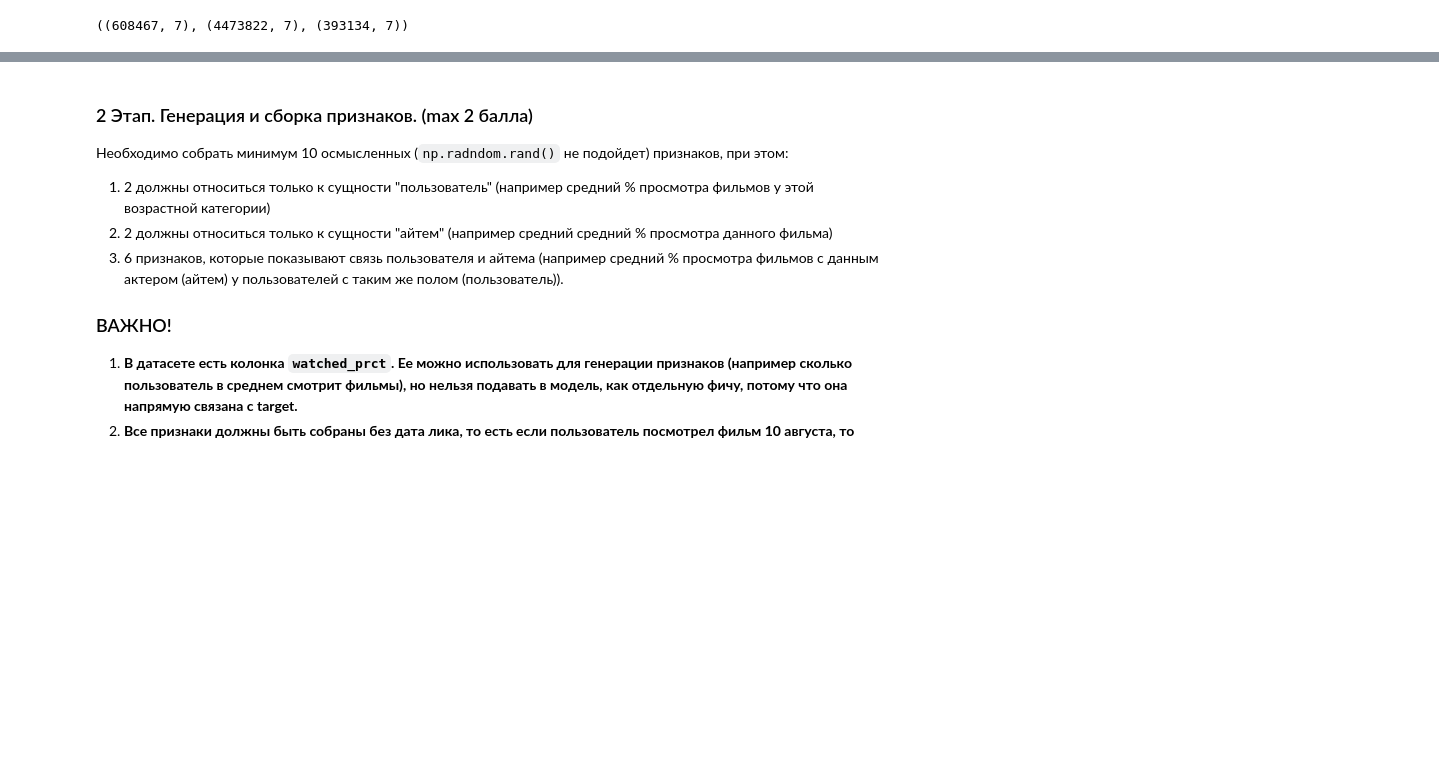
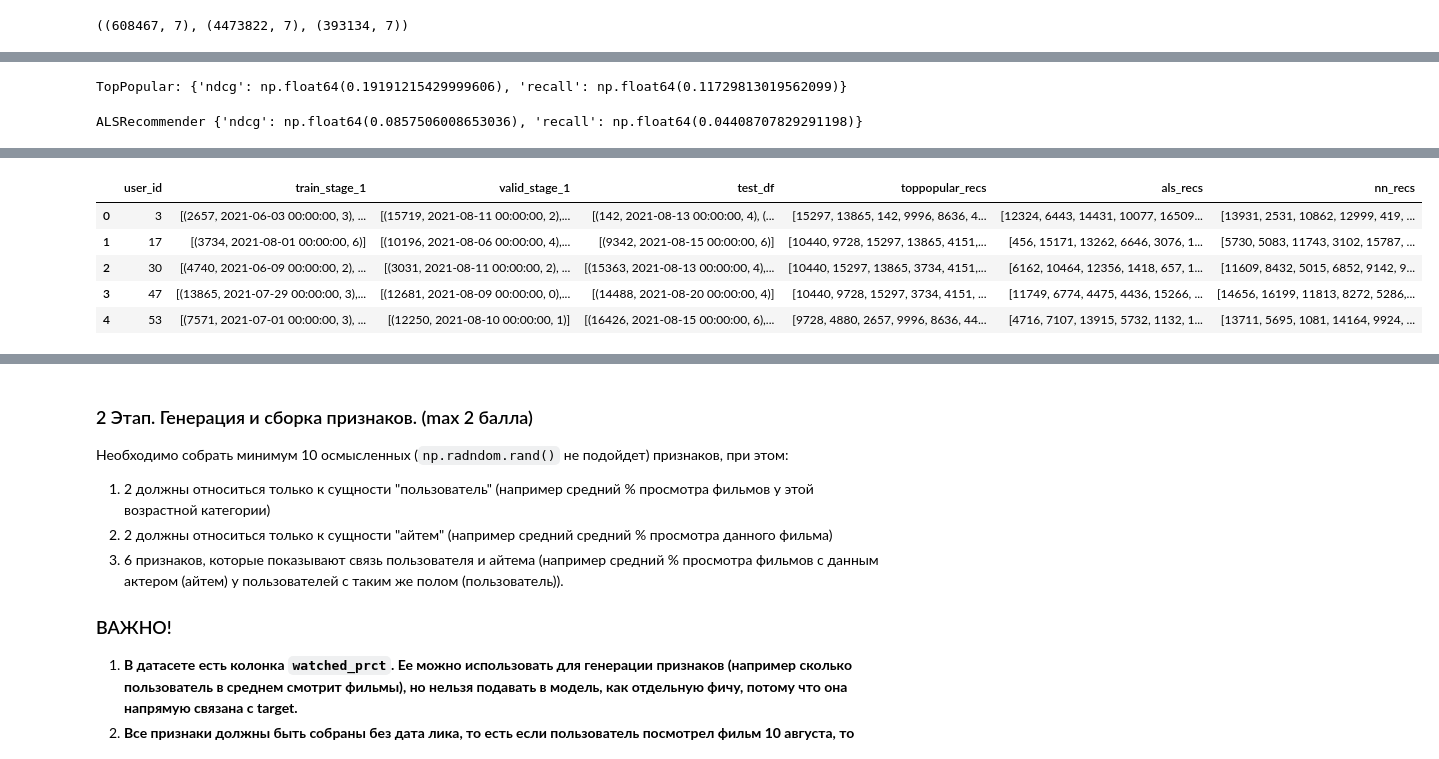
Before and after one commit to TaniaZharova2205/HSE, a Jupyter notebook: Recsis_1(3-4)/DZ3/HSE_RecSys_HW3.ipynb, the cells around one changed output, grey strips where cells are left out. Saved outputs shown, nothing was run; the diff lists cells and outputs as text; code cells hidden in the pictures; blank space fills up the shorter version.

```diff
--- a/Recsis_1(3-4)/DZ3/HSE_RecSys_HW3.ipynb
+++ b/Recsis_1(3-4)/DZ3/HSE_RecSys_HW3.ipynb
@@ -380,0 +132,24 @@ Mean Diversity: 0.928
+# %%
+train_grouped = train_stage_1.groupby('user_id').apply(
+    lambda x: [(t1, t2, t3) for t1, t2, t3 in sorted(zip(x.item_id,
+                                                 x.last_watch_dt,
+                                                 x.weekday), key=lambda x: x[1])]
+).reset_index()
+train_grouped.rename({0:'train_stage_1'}, axis=1, inplace=True)
+
+valid_grouped = valid_stage_1.groupby('user_id').apply(
+    lambda x: [(t1, t2, t3) for t1, t2, t3 in sorted(zip(x.item_id,
+                                                         x.last_watch_dt,
+                                                         x.weekday), key=lambda x: x[1])]
+).reset_index()
+valid_grouped.rename({0:'valid_stage_1'}, axis=1, inplace=True)
+
+test_grouped = test_df.groupby('user_id').apply(
+    lambda x: [(t1, t2, t3) for t1, t2, t3 in sorted(zip(x.item_id,
+                                                         x.last_watch_dt,
+                                                         x.weekday), key=lambda x: x[1])]
+).reset_index()
+test_grouped.rename({0:'test_df'}, axis=1, inplace=True)
+
+joined = train_grouped.merge(valid_grouped).merge(test_grouped)
+joined.head()
@@ -380,0 +424,20 @@ Mean Diversity: 0.928
+# %%
+toppop = TopPopular()
+toppop.fit(joined)
+joined['toppopular_recs'] = toppop.predict(joined)
+print("TopPopular:", evaluate_recommender(joined, model_preds='toppopular_recs'))
+
+als = ALSRecommender()
+als.fit(joined)
+joined['als_recs'] = als.predict(joined)
+print("ALSRecommender", evaluate_recommender(joined, model_preds='als_recs'))
+
+nn_ = NNRecommenderWrapper()
+nn_.fit(joined)
+joined['nn_recs'] = nn_.predict(joined)
+print("NNRecommenderWrapper", evaluate_recommender(joined, model_preds='nn_recs'))
+
+joined.head()
+# %% [output]
+TopPopular: {'ndcg': np.float64(0.19191215429999606), 'recall': np.float64(0.11729813019562099)}
+ALSRecommender {'ndcg': np.float64(0.0857506008653036), 'recall': np.float64(0.04408707829291198)}
@@ -380,0 +448,6 @@ Mean Diversity: 0.928
+|  | user_id | train_stage_1 | valid_stage_1 | test_df | toppopular_recs | als_recs | nn_recs |
+| 0 | 3 | [(2657, 2021-06-03 00:00:00, 3), ... | [(15719, 2021-08-11 00:00:00, 2),... | [(142, 2021-08-13 00:00:00, 4), (... | [15297, 13865, 142, 9996, 8636, 4... | [12324, 6443, 14431, 10077, 16509... | [13931, 2531, 10862, 12999, 419, ... |
+| 1 | 17 | [(3734, 2021-08-01 00:00:00, 6)] | [(10196, 2021-08-06 00:00:00, 4),... | [(9342, 2021-08-15 00:00:00, 6)] | [10440, 9728, 15297, 13865, 4151,... | [456, 15171, 13262, 6646, 3076, 1... | [5730, 5083, 11743, 3102, 15787, ... |
+| 2 | 30 | [(4740, 2021-06-09 00:00:00, 2), ... | [(3031, 2021-08-11 00:00:00, 2), ... | [(15363, 2021-08-13 00:00:00, 4),... | [10440, 15297, 13865, 3734, 4151,... | [6162, 10464, 12356, 1418, 657, 1... | [11609, 8432, 5015, 6852, 9142, 9... |
+| 3 | 47 | [(13865, 2021-07-29 00:00:00, 3),... | [(12681, 2021-08-09 00:00:00, 0),... | [(14488, 2021-08-20 00:00:00, 4)] | [10440, 9728, 15297, 3734, 4151, ... | [11749, 6774, 4475, 4436, 15266, ... | [14656, 16199, 11813, 8272, 5286,... |
+| 4 | 53 | [(7571, 2021-07-01 00:00:00, 3), ... | [(12250, 2021-08-10 00:00:00, 1)] | [(16426, 2021-08-15 00:00:00, 6),... | [9728, 4880, 2657, 9996, 8636, 44... | [4716, 7107, 13915, 5732, 1132, 1... | [13711, 5695, 1081, 14164, 9924, ... |
```
Also changed, not shown: parts of 25 cells of this notebook, 2 other files.
